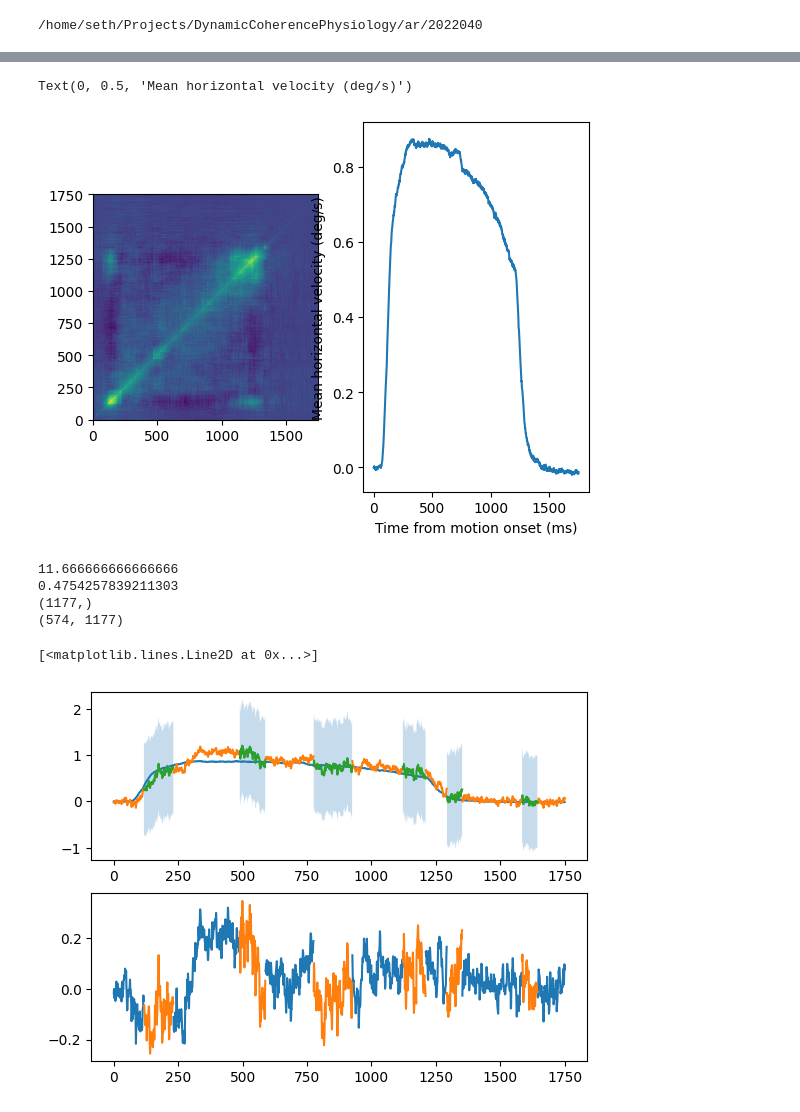
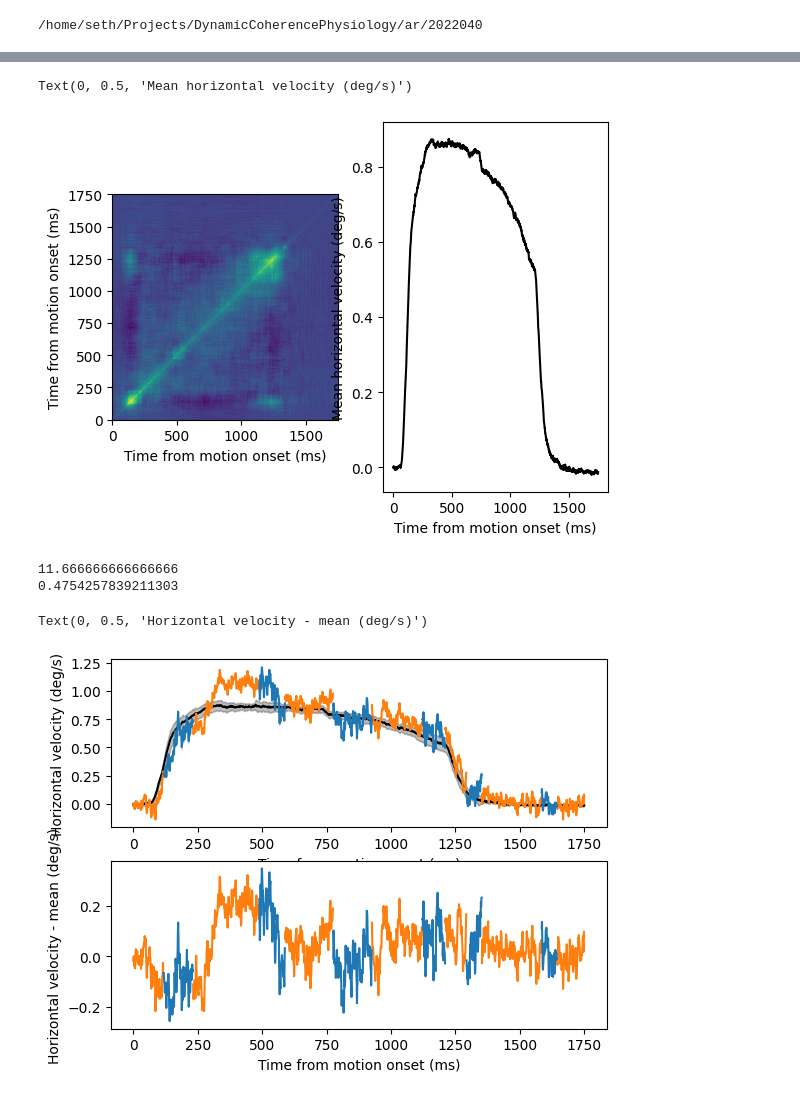
Before and after one commit to swegger/ReadMaestro, a Jupyter notebook: readExample.ipynb, the cells around one changed output, grey strips where cells are left out. Saved outputs shown, nothing was run; the diff lists cells and outputs as text; code cells hidden in the pictures.

```diff
--- a/readExample.ipynb
+++ b/readExample.ipynb
@@ -22,12 +23,11 @@ reload(parse_pursuit_trials)
 #    data_file = maestro.DataFile.load(f.read(), file_path)
 # %%
 instrument_data = maestro.load_directory('/home/seth/Projects/DynamicCoherencePhysiology/test/20191118b')
-instrument = parse_pursuit_trials.pursuitDataObject
-instrument.__init__(instrument)
-instrument.setName(instrument,instrument_data)
+instrument = parse_pursuit_trials.pursuitDataObject()
+instrument.setName(instrument_data)
 print(instrument.name)
 
-instrument.pursuitData(instrument,instrument_data,trialIDs=['dPref'], directions=[], speeds=[], coherences=[], perturbations=[]);
+instrument.pursuitData(instrument_data,trialIDs=['dPref'], directions=[], speeds=[], coherences=[], perturbations=[]);
 
 instrumentNoise = (np.var(instrument.hvelocities) + np.var(instrument.vvelocities))/2
 print(instrumentNoise)
@@ -73,44 +104,52 @@ print(np.shape(mu))
 fig, axes = plt.subplots(nrows=1, ncols=2)
 axes[0].pcolor(C);
 axes[0].set_aspect('equal', 'box')
-axes[1].plot(purs.eye_t,mu)
+axes[0].set_xlabel('Time from motion onset (ms)')
+axes[0].set_ylabel('Time from motion onset (ms)')
+
+axes[1].plot(purs.eye_t,mu,'k')
 axes[1].set_xlabel('Time from motion onset (ms)')
 axes[1].set_ylabel('Mean horizontal velocity (deg/s)')
 # %% [output]
 Text(0, 0.5, 'Mean horizontal velocity (deg/s)')
-[figure, old version]
+[figure, new version]
 # %%
 x = purs.hvelocities[:,-55]
 y = np.logical_not(np.isnan(x))
 f = x[y]
 print(np.mean(purs.speeds))
 print(instrumentNoise)
-mu_, C_, C_UnObs, C_ObsObs = purs.conditionalGaussian(mu,np.array(C),f,x_indices=y,obsNoise=instrumentNoise/np.mean(purs.speeds))
+mu_, C_, C_UnObs, C_ObsObs = purs.conditionalGaussian(mu,np.array(C),f,x_indices=y,obsNoise=instrumentNoise/np.mean(purs.speeds),nearSPD=False)
 # %% [output]
 11.666666666666666
 0.4754257839211303
-(1177,)
-(574, 1177)
 # %%
 %matplotlib inline
 fig, axes = plt.subplots(nrows=2, ncols=1)
-axes[0].plot(purs.eye_t,mu)
-axes[0].plot(purs.eye_t,x)
+axes[0].plot(purs.eye_t,mu,'k')
+lb = mu - np.diag(np.array(C))*1.96
+ub = mu + np.diag(np.array(C))*1.96
+axes[0].fill_between(purs.eye_t,lb,ub, color='k',alpha=0.25)
+axes[0].plot(purs.eye_t,x,'tab:orange')
 temp = np.empty_like(mu)
 temp[y] = np.nan
 temp[np.logical_not(y)] = mu_
 lb = np.empty_like(mu)
 lb[y] = np.nan
-lb[np.logical_not(y)] = mu_ - np.diag(C_)
+lb[np.logical_not(y)] = mu_ - np.diag(C_)*1.96
 ub = np.empty_like(mu)
 ub[y] = np.nan
-ub[np.logical_not(y)] = mu_ + np.diag(C_)
-axes[0].plot(purs.eye_t,temp)
-axes[0].fill_between(purs.eye_t,lb,ub, alpha=0.25)
+ub[np.logical_not(y)] = mu_ + np.diag(C_)*1.96
+axes[0].plot(purs.eye_t,temp,'tab:blue')
+axes[0].fill_between(purs.eye_t,lb,ub, color='tab:blue',alpha=0.25)
+axes[0].set_xlabel('Time from motion onset (ms)')
+axes[0].set_ylabel('Horizontal velocity (deg/s)')
 
-axes[1].plot(purs.eye_t,x-mu)
-axes[1].plot(purs.eye_t,temp-mu)
+axes[1].plot(purs.eye_t,x-mu,'tab:orange')
+axes[1].plot(purs.eye_t,temp-mu,'tab:blue')
+axes[1].set_xlabel('Time from motion onset (ms)')
+axes[1].set_ylabel('Horizontal velocity - mean (deg/s)')
 # %% [output]
-[<matplotlib.lines.Line2D at 0x...>]
+Text(0, 0.5, 'Horizontal velocity - mean (deg/s)')
-[figure, old version]
+[figure, new version]
 # %%
```
Also changed, not shown: parts of 9 cells of this notebook, 1 other file.
